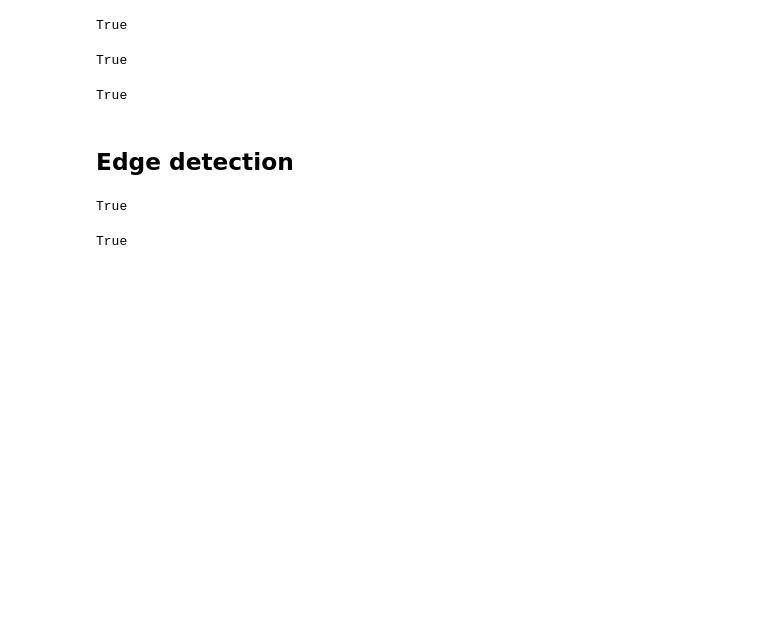
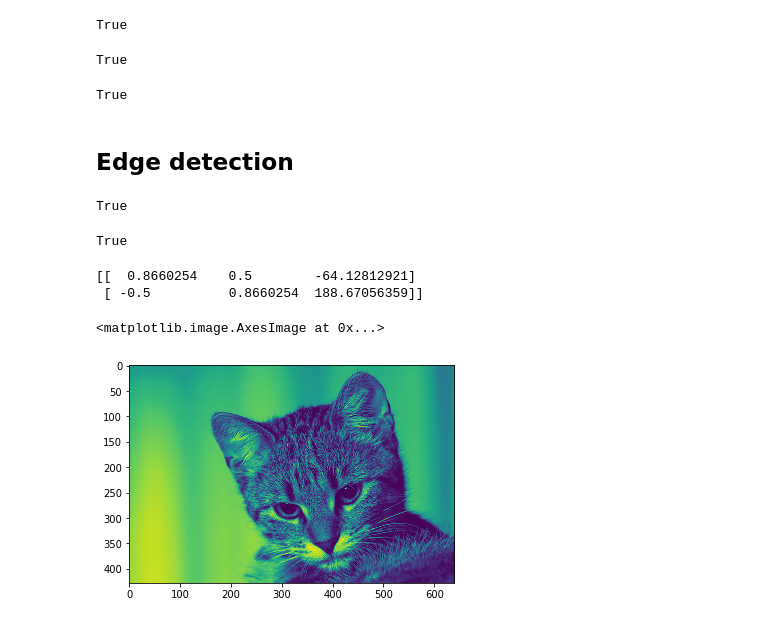
Before and after one commit to mckjzhangxk/deepAI, a Jupyter notebook: daily/8/mysite/ImageProcess.ipynb, the cells around one changed output. Cells and saved outputs as stored; diff of their text form; code cells hidden in the pictures; blank space fills up the shorter version.

```diff
--- a/daily/8/mysite/ImageProcess.ipynb
+++ b/daily/8/mysite/ImageProcess.ipynb
@@ -32,7 +32,7 @@ def drawHistogram(I,label='orign'):
     plt.legend()
     plt.tight_layout()
 # %%
-MyImage=cv2.imread('./precessing/low_contrast_1.jpg',cv2.IMREAD_GRAYSCALE)
+MyImage=cv2.imread('./precessing/cat.jpg',cv2.IMREAD_GRAYSCALE)
 # %%
 def contrast(I,factor):
     I=I*factor
@@ -304,3 +304,12 @@ img_edge=prewitt(img_jet)
 cv2.imwrite('precessing/filter/jet_prewitt.png',img_edge)
 # %% [output]
 True
+# %%
+#
+angle=30
+center=(MyImage.shape[1]//2,MyImage.shape[0]//2)
+mt=cv2.getRotationMatrix2D(center, angle, 1)
+print(mt)
+# %% [output]
+[[  0.8660254    0.5        -64.12812921]
+ [ -0.5          0.8660254  188.67056359]]
@@ -306,0 +318,5 @@ True
+# %%
+plt.imshow(MyImage)
+# %% [output]
+<matplotlib.image.AxesImage at 0x...>
+[figure, added]
```
Also changed, not shown: parts of 2 cells of this notebook, 1 other file.
